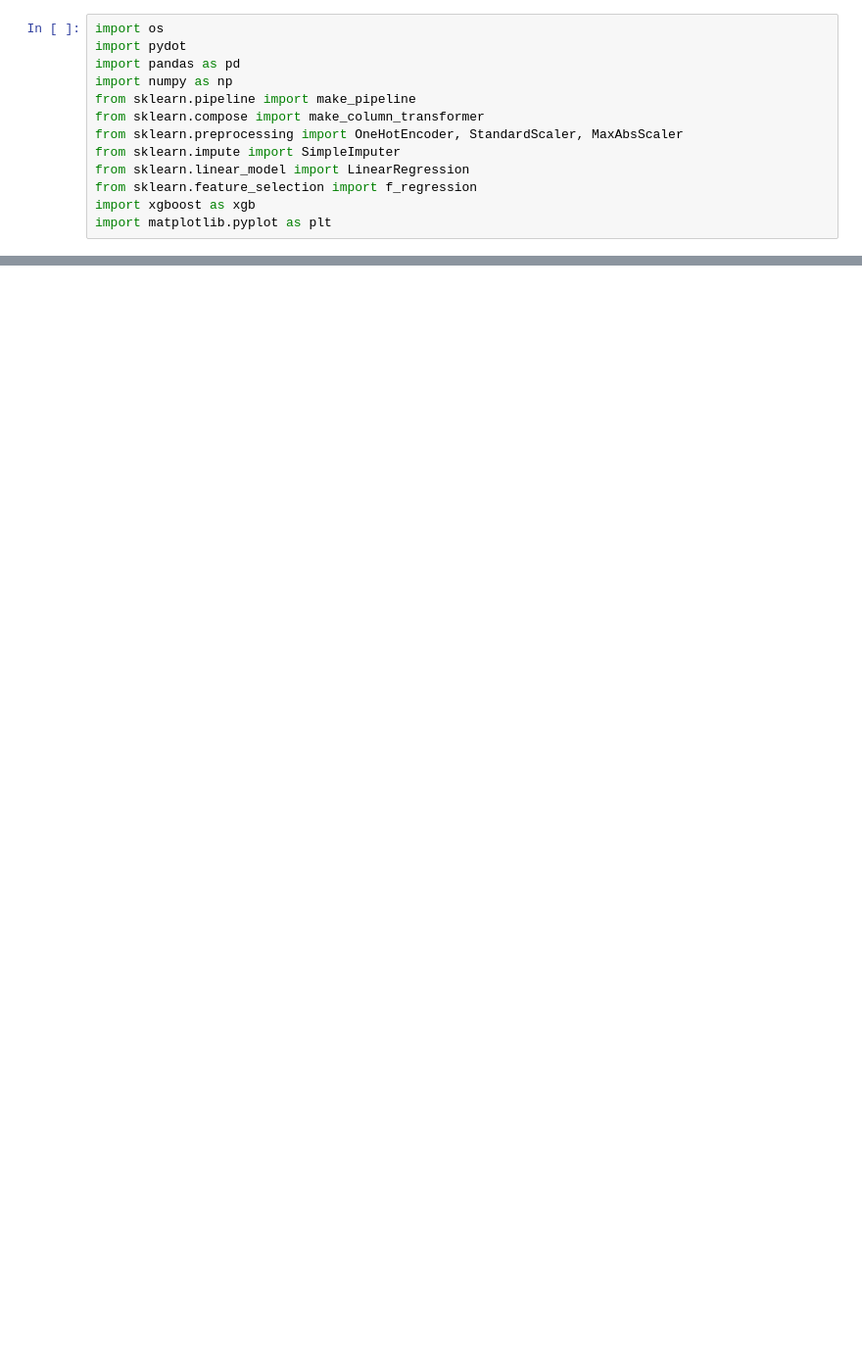
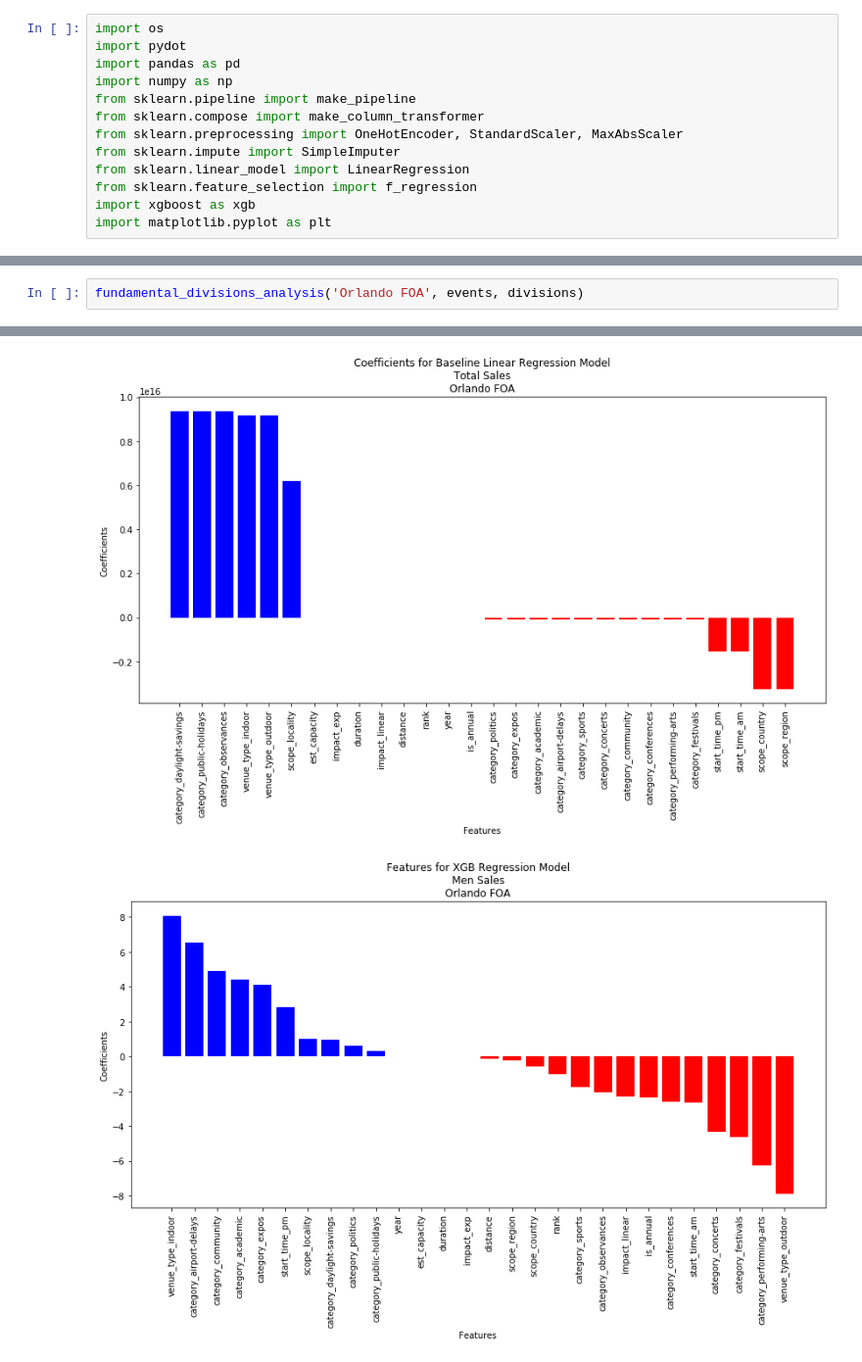
Before and after one commit to lullaby1024/CU-Capstone-Project-Ralph-Lauren, a Jupyter notebook: Model Analysis/Fundamental Model Analysis/Fundamental_Model_Analysis.ipynb, the cells around one changed output, grey strips where cells are left out. Shown: that part at 98% size. Saved outputs shown, nothing was run; the diff lists cells and outputs as text; blank space fills up the shorter version.

```diff
--- a/Model Analysis/Fundamental Model Analysis/Fundamental_Model_Analysis.ipynb
+++ b/Model Analysis/Fundamental Model Analysis/Fundamental_Model_Analysis.ipynb
@@ -118,0 +154,3 @@ fundamental_model_analysis('Orl FOA', events, sales)
+# %%
+fundamental_divisions_analysis('Orlando FOA', events, divisions)
+# %% [output]
@@ -118,0 +163,2 @@ fundamental_model_analysis('Orl FOA', events, sales)
+[figure, added]
+[figure, added]
```
Also changed, not shown: parts of 4 cells of this notebook, 21 other files.
